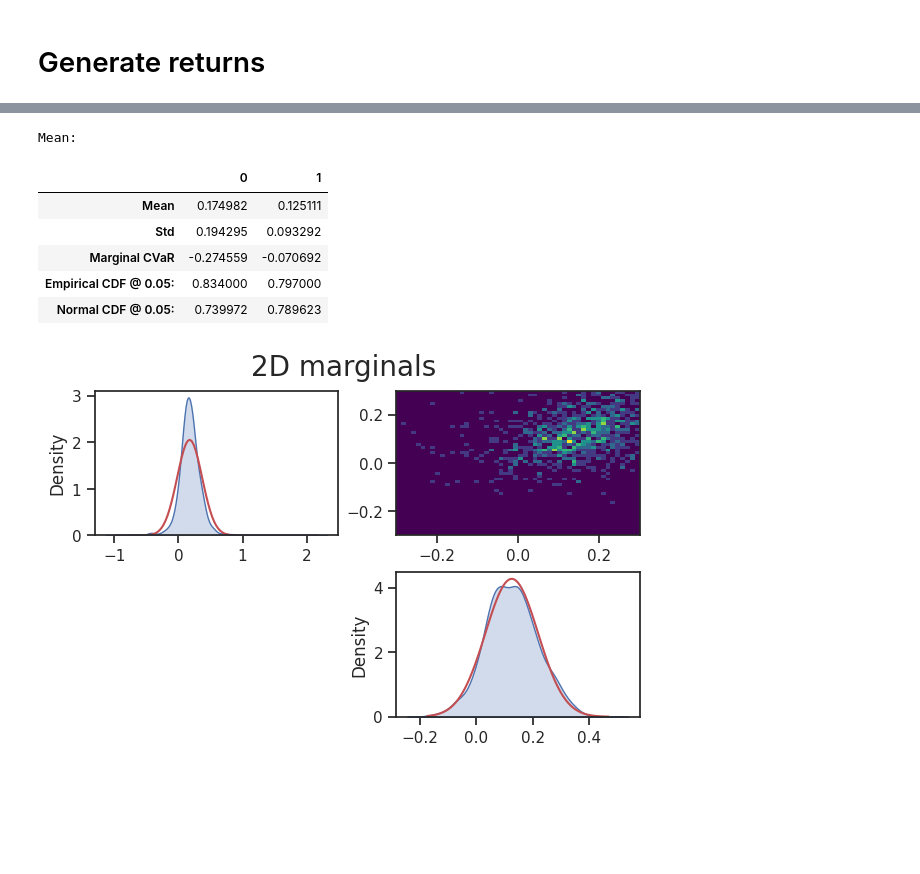
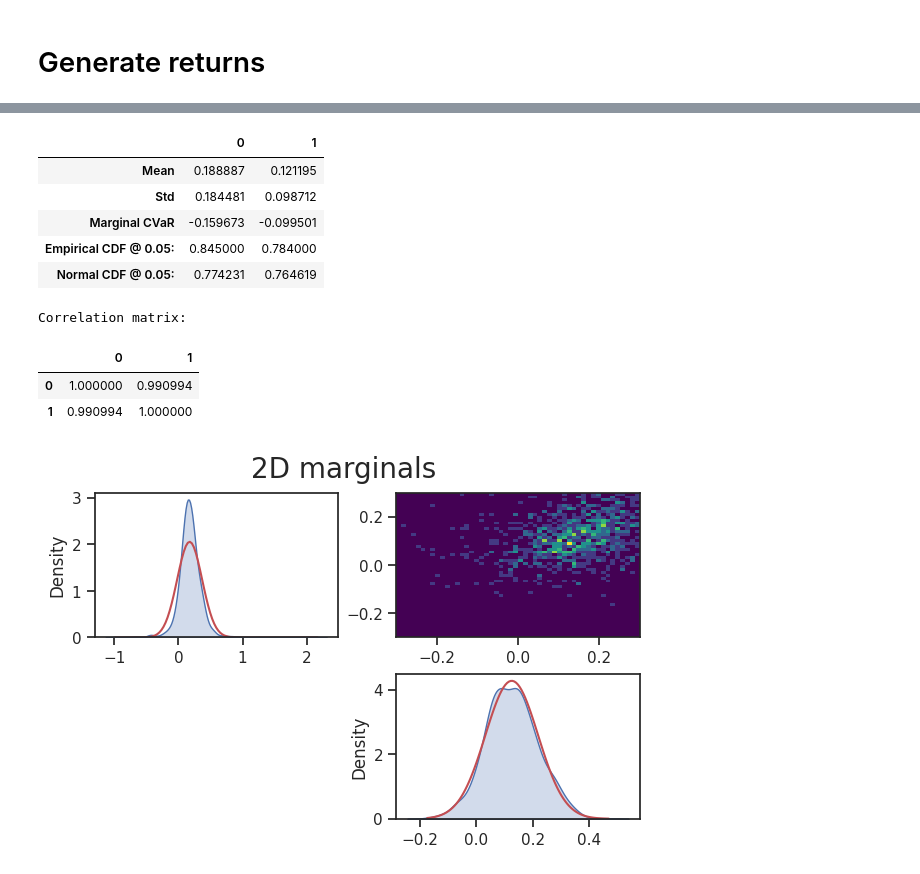
Before and after one commit to starovoitovs/defi, a Jupyter notebook: generator_cvar_soc.ipynb, the cells around one changed output, grey strips where cells are left out. Drawn from its saved outputs; the diff is of its cells as text; code cells hidden in the pictures; blank space fills up the shorter version.

```diff
--- a/generator_cvar_soc.ipynb
+++ b/generator_cvar_soc.ipynb
@@ -132,26 +118,29 @@ plt.legend()
 # %%
 df = pd.DataFrame(log_ret)
 
-print("Mean:")
 mean = log_ret.mean(axis=0)
 std = log_ret.std(axis=0)
 var = np.quantile(log_ret, alpha, axis=0)
 cvar = np.sum(log_ret * (log_ret <= var[None, :]), axis=0) / np.sum(log_ret <= var[None, :], axis=0) / (1 - alpha)
 emp_cdf = np.mean(log_ret >= zeta, axis=0)
 normal_cdf = np.array([1 - norm.cdf(0.05, loc=np.mean(log_ret[:, i]), scale=np.std(log_ret[:, i])) for i in range(N_pools)])
 df = pd.DataFrame([mean, std, cvar, emp_cdf, normal_cdf], index=['Mean', 'Std', 'Marginal CVaR', f"Empirical CDF @ {zeta}:", f"Normal CDF @ {zeta}:"])
 display(df.style.background_gradient(cmap='coolwarm', axis=1))
-# print(f"Correlation matrix:")
-# corr = df.corr()
-# display(corr.style.background_gradient(cmap='coolwarm', axis=None))
+
+print(f"Correlation matrix:")
+corr = df.corr()
+display(corr.style.background_gradient(cmap='coolwarm', axis=None))
 # %% [output]
+|  | 0 | 1 |
+| Mean | 0.188887 | 0.121195 |
+| Std | 0.184481 | 0.098712 |
+| Marginal CVaR | -0.159673 | -0.099501 |
+| Empirical CDF @ 0.05: | 0.845000 | 0.784000 |
+| Normal CDF @ 0.05: | 0.774231 | 0.764619 |
-Mean:
+Correlation matrix:
-|  | 0 | 1 |
-| Mean | 0.174982 | 0.125111 |
-| Std | 0.194295 | 0.093292 |
-| Marginal CVaR | -0.274559 | -0.070692 |
-| Empirical CDF @ 0.05: | 0.834000 | 0.797000 |
-| Normal CDF @ 0.05: | 0.739972 | 0.789623 |
+|  | 0 | 1 |
+| 0 | 1.000000 | 0.990994 |
+| 1 | 0.990994 | 1.000000 |
 # %%
 plot_2d(log_ret)
 # %% [output]
```
Also changed, not shown: parts of 4 cells of this notebook.
